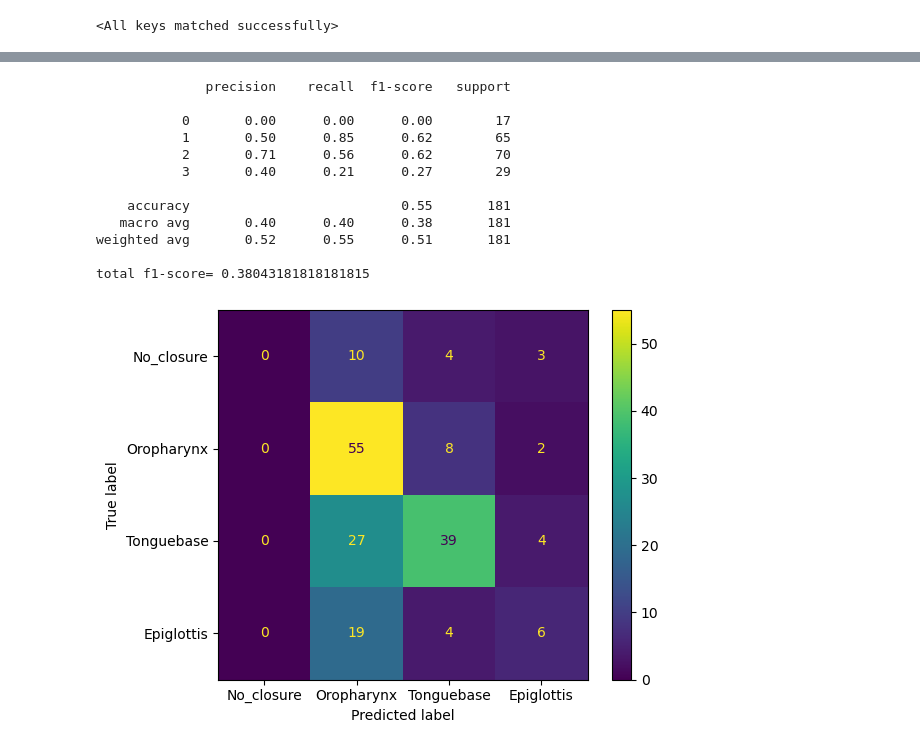
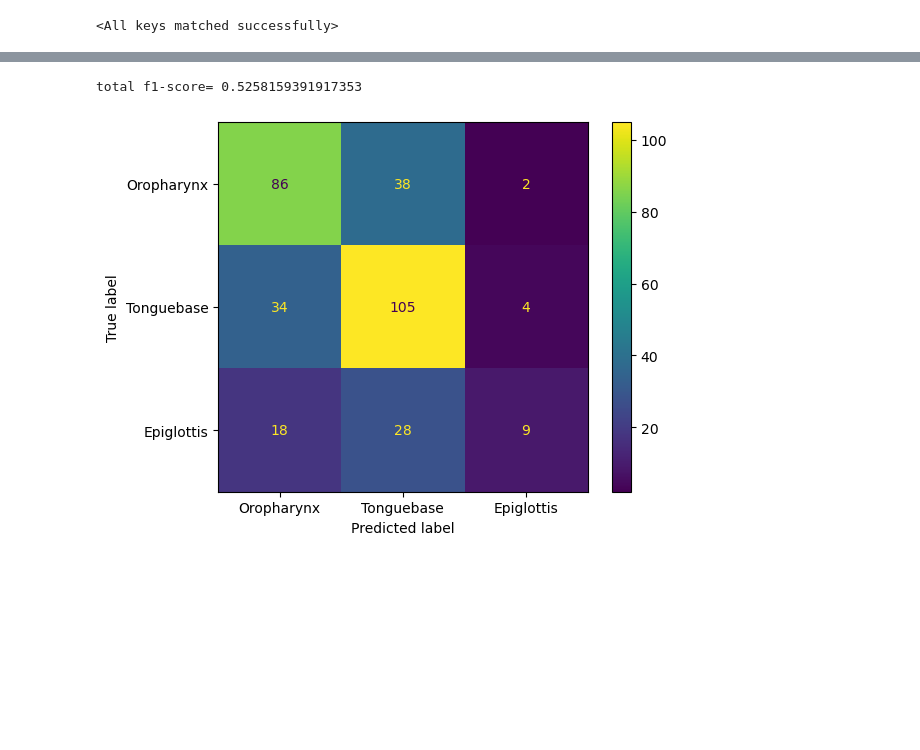
Before and after one commit to Leeyoungsup/Drug-guided-endoscopic-imaging, a Jupyter notebook: attention_MIL_test.ipynb, the cells around one changed output, grey strips where cells are left out. Cells and saved outputs as stored; diff of their text form; code cells hidden in the pictures; blank space fills up the shorter version.

```diff
--- a/attention_MIL_test.ipynb
+++ b/attention_MIL_test.ipynb
@@ -22,13 +22,13 @@ import torch.optim as optim
 from torch.optim import lr_scheduler
 import time
 from sklearn.metrics import classification_report
-from tqdm.notebook import tqdm
+from tqdm import tqdm
 import math
 from torcheval.metrics import BinaryAccuracy
 import os
 import torchmetrics
 import timm
-device = torch.device("cuda:4" if torch.cuda.is_available() else "cpu")
+device = torch.device("cuda:1" if torch.cuda.is_available() else "cpu")
 batch_size=1
 image_count=50
 img_size=256
@@ -129,7 +147,7 @@ class AttentionMILModel(nn.Module):
 
         # Classification layer
         self.classification_layer = nn.Linear(image_feature_dim, num_classes)
-
+        self.dropout=torch.nn.Dropout(0.2)
     def forward(self, inputs):
         batch_size, num_tiles, channels, height, width = inputs.size()
 
@@ -148,30 +166,32 @@ class AttentionMILModel(nn.Module):
 
         # Apply attention weights to features
         attended_features = torch.sum(features * attention_weights, dim=1)  # Shape: (batch_size, 2048)
-
+        attended_features=self.dropout(attended_features)
+        attended_features=F.relu(attended_features)
         # Classification layer
         logits = self.classification_layer(attended_features)  # Shape: (batch_size, num_classes)
 
         return logits
 Feature_Extractor=FeatureExtractor()
-model = AttentionMILModel(4,1408,Feature_Extractor)
+model = AttentionMILModel(3,1408,Feature_Extractor)
 model = model.to(device)
-accuracy = torchmetrics.Accuracy(task="multiclass", num_classes=4).to(device)
+accuracy = torchmetrics.Accuracy(task="multiclass", num_classes=3).to(device)
 optimizer = optim.Adam(model.parameters(), lr=2e-4)
 summary(model,(batch_size,image_count,3,img_size,img_size))
-model.load_state_dict(torch.load('../../model/attention_MIL_eff_loss50_1_callback.pt'))
+model.load_state_dict(torch.load('../../model/attention_MIL_1_eff50_acc_callback.pt'))
 # %% [output]
 <All keys matched successfully>
 # %%
-total_y = torch.zeros((len(test_dataloader), 4)).to(device)
-total_prob = torch.zeros((len(test_dataloader), 4)).to(device)
+total_y = torch.zeros((len(test_dataloader), 3)).to(device)
+total_prob = torch.zeros((len(test_dataloader), 3)).to(device)
 model.eval()
 count=0
 val_running_loss=0.0
 acc_loss=0
 test=tqdm(test_dataloader)
+path_list=[]
 with torch.no_grad():
-    for x, y in test:
+    for path,x, y in test:
         y = y.to(device).float()
         x=x.to(device).float()
         predict = model(x).to(device)
@@ -183,6 +203,7 @@ with torch.no_grad():
         total_y[count] = y.squeeze(dim=1)
         total_prob[count] = prob_pred
         count += 1
+        path_list.append(path)
 # %%
 from sklearn.metrics import roc_curve, roc_auc_score, auc, RocCurveDisplay
 from sklearn.preprocessing import label_binarize
@@ -217,27 +238,15 @@ total AUC score= 0.7284897981503475
 # %%
 from sklearn.metrics import confusion_matrix
 from sklearn.metrics import ConfusionMatrixDisplay
 from sklearn.metrics import f1_score
 cm = confusion_matrix(total_y.cpu().argmax(axis=1),total_prob.cpu().argmax(axis=1))
-classes = ['No_closure','Oropharynx','Tonguebase','Epiglottis']
+classes = ['Oropharynx','Tonguebase','Epiglottis']
 
 cm_display = ConfusionMatrixDisplay(cm,
                               display_labels=classes).plot()
 f1 = f1_score(total_y.cpu().argmax(axis=1),total_prob.cpu().argmax(axis=1), average='macro')
-report = classification_report(total_y.cpu().argmax(axis=1),total_prob.cpu().argmax(axis=1))
-print(report)
+
 print(f'total f1-score= {f1}')
 # %% [output]
-              precision    recall  f1-score   support
-
-           0       0.00      0.00      0.00        17
-           1       0.50      0.85      0.62        65
-           2       0.71      0.56      0.62        70
-           3       0.40      0.21      0.27        29
-
-    accuracy                           0.55       181
-   macro avg       0.40      0.40      0.38       181
-weighted avg       0.52      0.55      0.51       181
-
-total f1-score= 0.38043181818181815
+total f1-score= 0.5258159391917353
-[figure, old version]
+[figure, new version]
```
Also changed, not shown: parts of 5 cells of this notebook, 5 other files.
